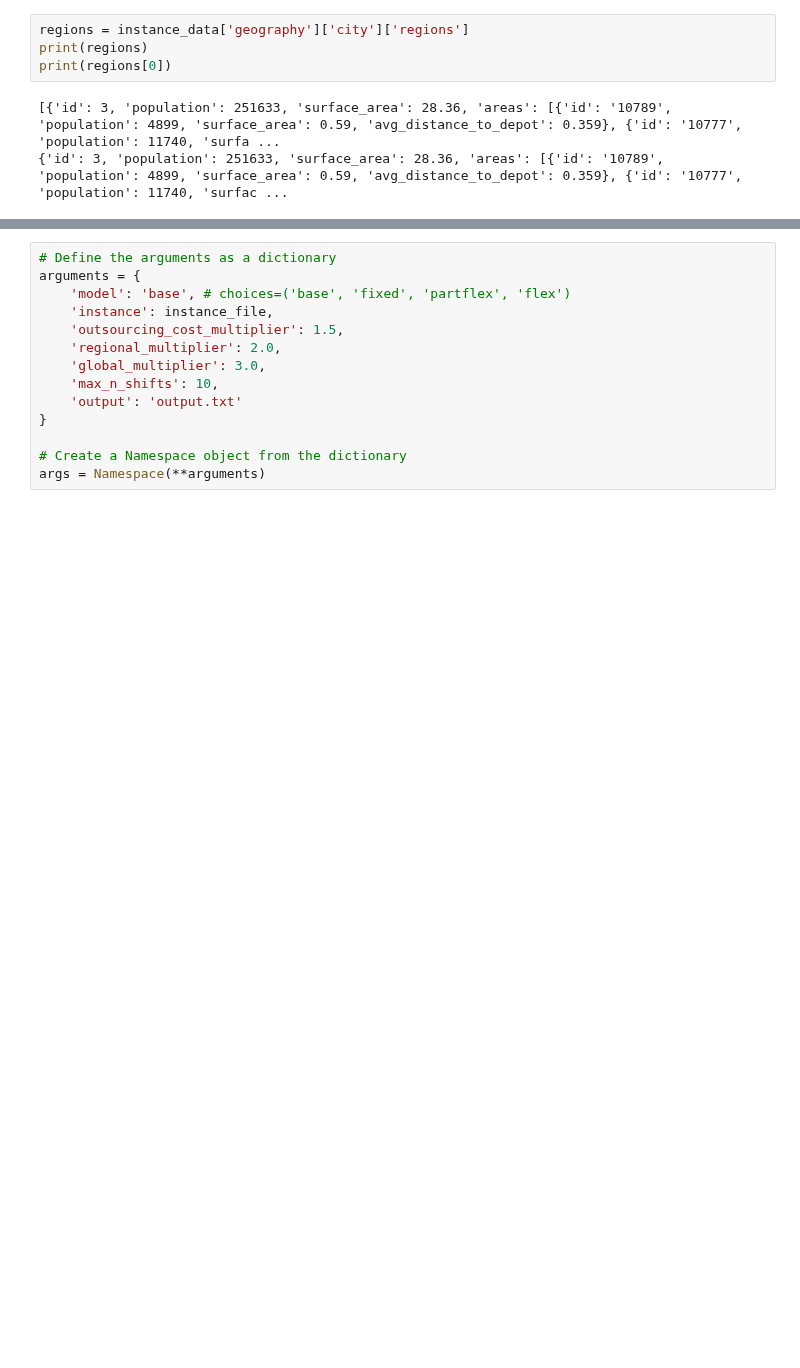
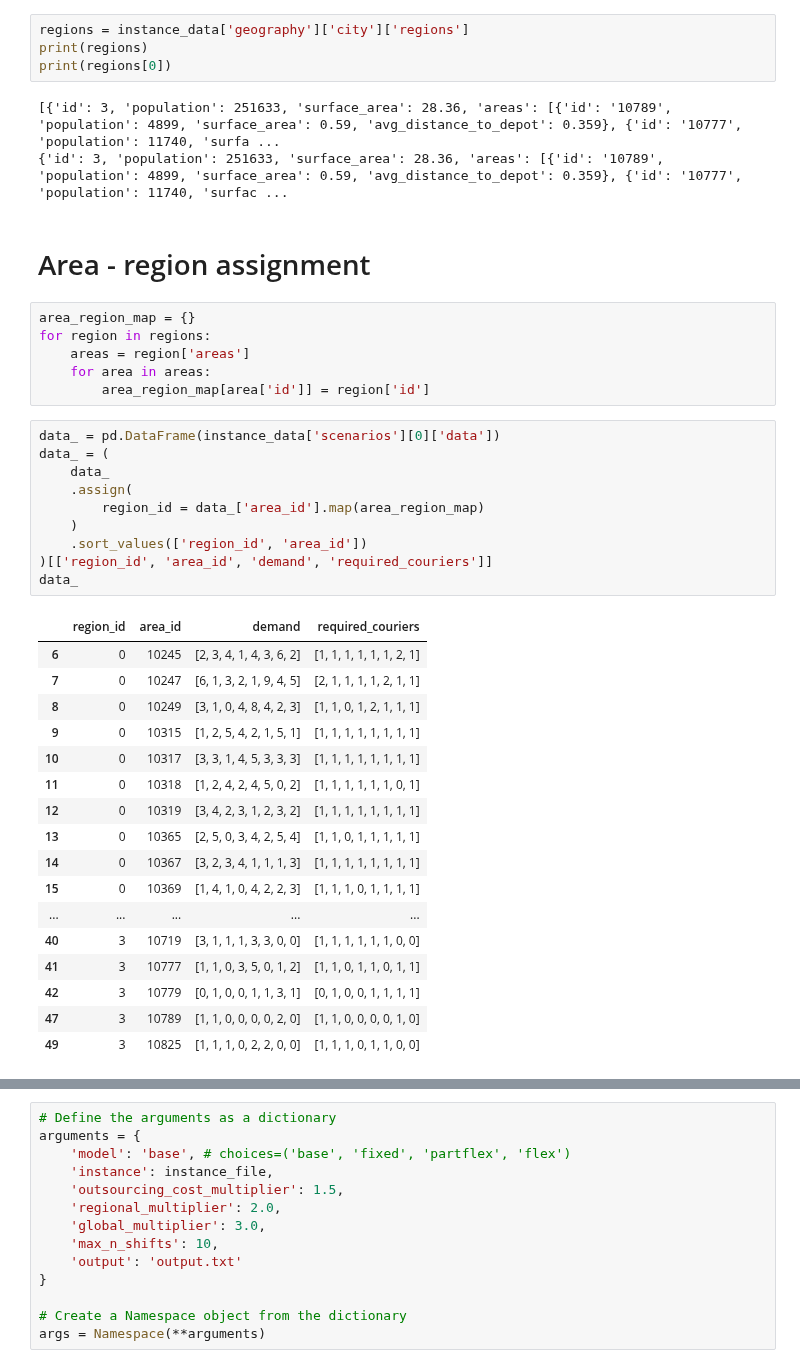
Before and after one commit to carlosperez1997/lmd-sizing-scheduling, a Jupyter notebook: solver/solver.ipynb, the cells around one changed output, grey strips where cells are left out. Cells and saved outputs as stored; diff of their text form; blank space fills up the shorter version.

```diff
--- a/solver/solver.ipynb
+++ b/solver/solver.ipynb
@@ -58,3 +58,39 @@ print(regions[0])
 # %% [output]
 [{'id': 3, 'population': 251633, 'surface_area': 28.36, 'areas': [{'id': '10789', 'population': 4899, 'surface_area': 0.59, 'avg_distance_to_depot': 0.359}, {'id': '10777', 'population': 11740, 'surfa ...
 {'id': 3, 'population': 251633, 'surface_area': 28.36, 'areas': [{'id': '10789', 'population': 4899, 'surface_area': 0.59, 'avg_distance_to_depot': 0.359}, {'id': '10777', 'population': 11740, 'surfac ...
+# %% [markdown]
+# Area - region assignment
+# %%
+area_region_map = {}
+for region in regions:
+    areas = region['areas']
+    for area in areas:
+        area_region_map[area['id']] = region['id']
+# %%
+data_ = pd.DataFrame(instance_data['scenarios'][0]['data'])
+data_ = (
+    data_
+    .assign(
+        region_id = data_['area_id'].map(area_region_map)
+    )
+    .sort_values(['region_id', 'area_id'])
+)[['region_id', 'area_id', 'demand', 'required_couriers']]
+data_
+# %% [output]
+|  | region_id | area_id | demand | required_couriers |
+| 6 | 0 | 10245 | [2, 3, 4, 1, 4, 3, 6, 2] | [1, 1, 1, 1, 1, 1, 2, 1] |
+| 7 | 0 | 10247 | [6, 1, 3, 2, 1, 9, 4, 5] | [2, 1, 1, 1, 1, 2, 1, 1] |
+| 8 | 0 | 10249 | [3, 1, 0, 4, 8, 4, 2, 3] | [1, 1, 0, 1, 2, 1, 1, 1] |
+| 9 | 0 | 10315 | [1, 2, 5, 4, 2, 1, 5, 1] | [1, 1, 1, 1, 1, 1, 1, 1] |
+| 10 | 0 | 10317 | [3, 3, 1, 4, 5, 3, 3, 3] | [1, 1, 1, 1, 1, 1, 1, 1] |
+| 11 | 0 | 10318 | [1, 2, 4, 2, 4, 5, 0, 2] | [1, 1, 1, 1, 1, 1, 0, 1] |
+| 12 | 0 | 10319 | [3, 4, 2, 3, 1, 2, 3, 2] | [1, 1, 1, 1, 1, 1, 1, 1] |
+| 13 | 0 | 10365 | [2, 5, 0, 3, 4, 2, 5, 4] | [1, 1, 0, 1, 1, 1, 1, 1] |
+| 14 | 0 | 10367 | [3, 2, 3, 4, 1, 1, 1, 3] | [1, 1, 1, 1, 1, 1, 1, 1] |
+| 15 | 0 | 10369 | [1, 4, 1, 0, 4, 2, 2, 3] | [1, 1, 1, 0, 1, 1, 1, 1] |
+| ... | ... | ... | ... | ... |
+| 40 | 3 | 10719 | [3, 1, 1, 1, 3, 3, 0, 0] | [1, 1, 1, 1, 1, 1, 0, 0] |
+| 41 | 3 | 10777 | [1, 1, 0, 3, 5, 0, 1, 2] | [1, 1, 0, 1, 1, 0, 1, 1] |
+| 42 | 3 | 10779 | [0, 1, 0, 0, 1, 1, 3, 1] | [0, 1, 0, 0, 1, 1, 1, 1] |
+| 47 | 3 | 10789 | [1, 1, 0, 0, 0, 0, 2, 0] | [1, 1, 0, 0, 0, 0, 1, 0] |
+| 49 | 3 | 10825 | [1, 1, 1, 0, 2, 2, 0, 0] | [1, 1, 1, 0, 1, 1, 0, 0] |
```
Also changed, not shown: parts of 2 cells of this notebook.
